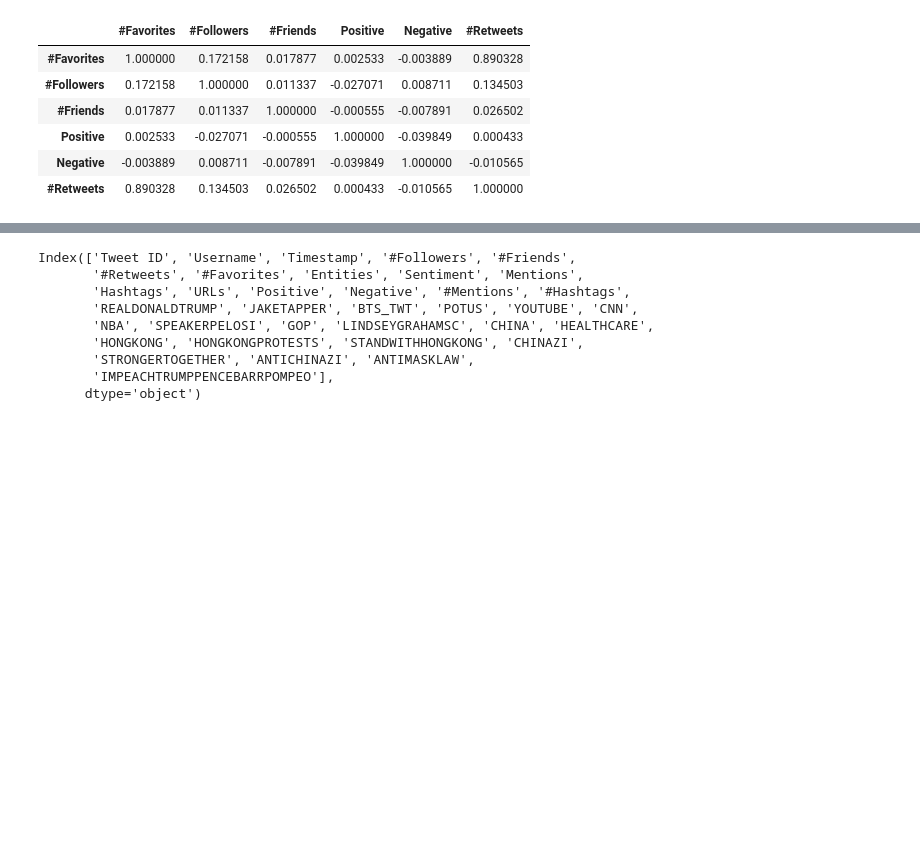
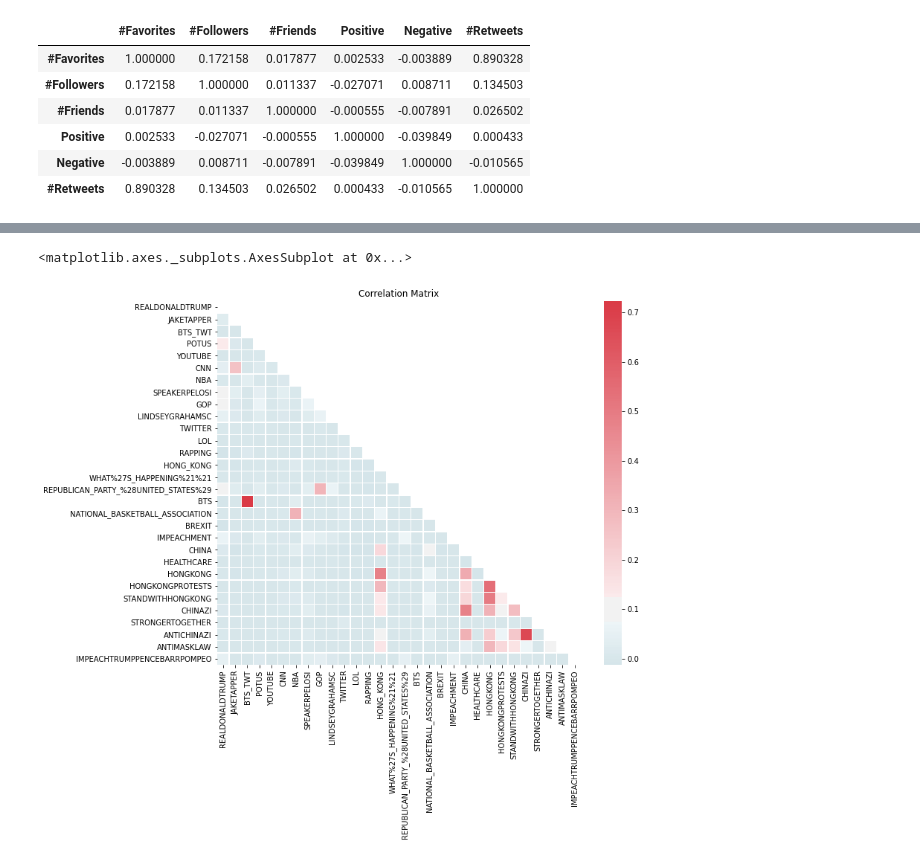
Before and after one commit to aud-z/COVID-19TwitterRetweetPrediction, a Jupyter notebook: Intro_to_AI_hw2_youyouz.ipynb, the cells around one changed output, grey strips where cells are left out. Saved outputs shown, nothing was run; the diff lists cells and outputs as text; code cells hidden in the pictures; blank space fills up the shorter version.

```diff
--- a/Intro_to_AI_hw2_youyouz.ipynb
+++ b/Intro_to_AI_hw2_youyouz.ipynb
@@ -292,0 +285,7 @@ tweets[['#Entities', 'Entities']]
+# %%
+entities_dict={x: count for x, count in Counter(ent1).items() if count >=10 and (x not in top_hashtags and x not in top_mentions)}
+# %%
+# take a look at the top matched entities:
+top_ents=sorted(entities_dict, key=entities_dict.get, reverse=True)[:10]
+for i in top_ents:
+    print(i, ': ', entities_dict.get(i), sep='')
@@ -292,0 +303,6 @@ tweets[['#Entities', 'Entities']]
+# %%
+# hot encode dummy variables for top entities
+# note that there is some subject overlap (potential collinearity with top mentions/hashtags), will need to resolve that
+for i in top_ents:
+        tweets[i]=0
+        tweets.loc[tweets['Entities'].str.upper().str.contains(i), i]=1
@@ -292,0 +319,2 @@ tweets[['#Entities', 'Entities']]
+# %%
+corr1=tweets[top_mentions + top_ents + top_hashtags].corr()
@@ -292,0 +341,17 @@ tweets[['#Entities', 'Entities']]
+# %%
+mask = np.zeros_like(corr1, dtype=np.bool)
+mask[np.triu_indices_from(mask)] = True
+
+f, ax = plt.subplots(figsize=(11, 9))
+
+# Generate a custom diverging colormap
+cmap = sns.diverging_palette(220, 10, as_cmap=True)
+
+ax.set_title('Correlation Matrix')
+
+# Draw the heatmap with the mask and correct aspect ratio
+sns.heatmap(corr1, mask=mask, cmap=cmap, center=0.1,
+            square=True, linewidths=.3)
+# %% [output]
+<matplotlib.axes._subplots.AxesSubplot at 0x...>
+[figure, added]
@@ -293,13 +362,3 @@ tweets[['#Entities', 'Entities']]
 # %%
 # drop mention and hashtag variables, along with url and sentiment
-cleaned_tweets=tweets.drop(['Hashtags', 'Mentions', 'Tweet ID', 'Username', 'Sentiment', 'URL', 'day_of_wk', 'time_of_day', 'hour', 'day', 'ts']).copy()
+cleaned_tweets.drop(['Hashtags','Timestamp', 'Entities', 'Mentions', 'Tweet ID', 'Username', 'Sentiment', 'URLs', 'day_of_wk', 'time_of_day', 'hour', 'day', 'ts'], axis=1, inplace=True)
-# %% [output]
-Index(['Tweet ID', 'Username', 'Timestamp', '#Followers', '#Friends',
-       '#Retweets', '#Favorites', 'Entities', 'Sentiment', 'Mentions',
-       'Hashtags', 'URLs', 'Positive', 'Negative', '#Mentions', '#Hashtags',
-       'REALDONALDTRUMP', 'JAKETAPPER', 'BTS_TWT', 'POTUS', 'YOUTUBE', 'CNN',
-       'NBA', 'SPEAKERPELOSI', 'GOP', 'LINDSEYGRAHAMSC', 'CHINA', 'HEALTHCARE',
-       'HONGKONG', 'HONGKONGPROTESTS', 'STANDWITHHONGKONG', 'CHINAZI',
-       'STRONGERTOGETHER', 'ANTICHINAZI', 'ANTIMASKLAW',
-       'IMPEACHTRUMPPENCEBARRPOMPEO'],
-      dtype='object')
```
Also changed, not shown: parts of 53 cells of this notebook.
